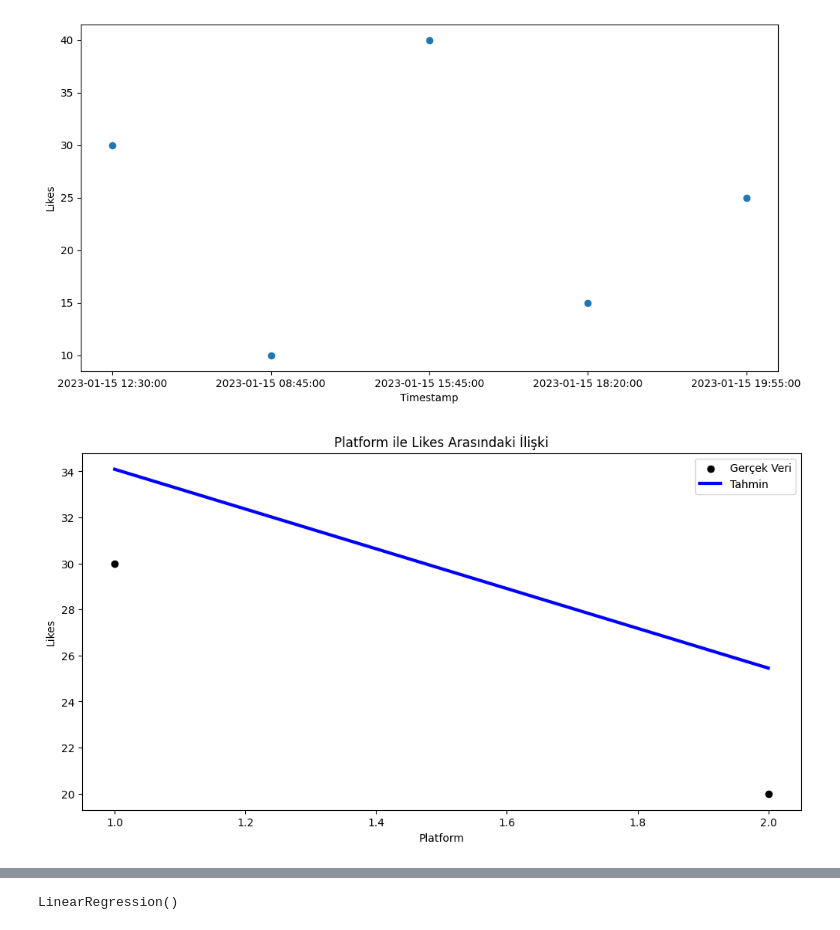
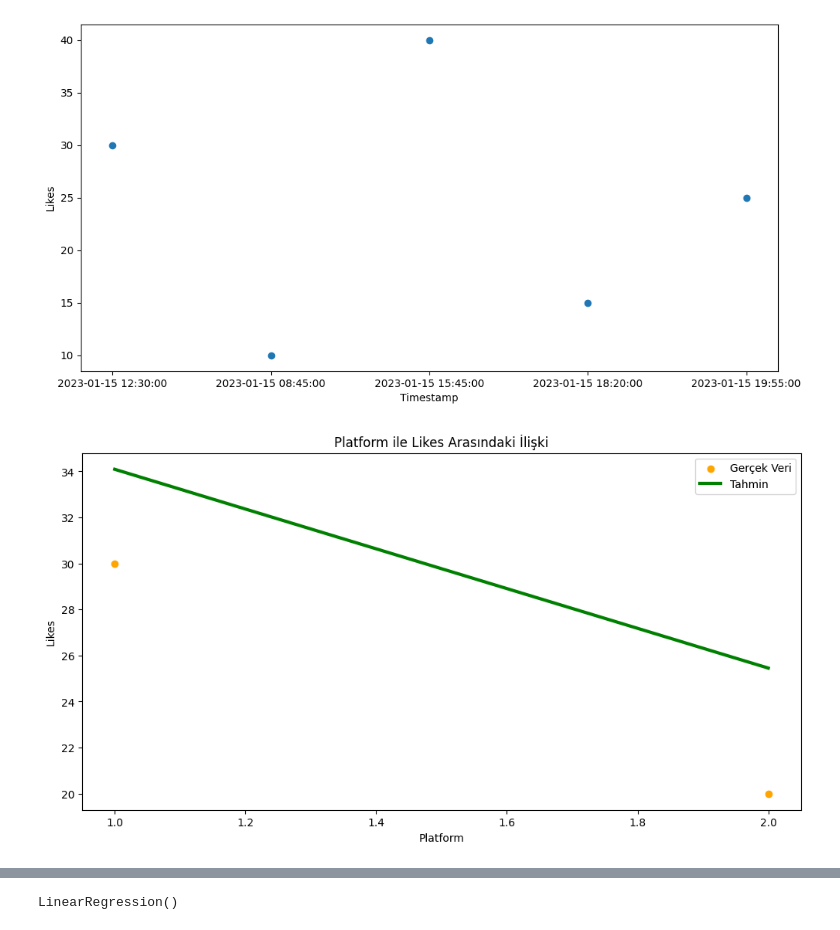
Before and after one commit to Nurbanuak/data.project, a Jupyter notebook: exercises/week-6-exercise.ipynb, the cells around one changed output, grey strips where cells are left out. Drawn from its saved outputs; the diff is of its cells as text; code cells hidden in the pictures.

```diff
--- a/exercises/week-6-exercise.ipynb
+++ b/exercises/week-6-exercise.ipynb
@@ -116,24 +116,25 @@ df['Platform'] = pd.Categorical(df['Platform']).codes
 X = df[['Platform']]
 y = df['Likes']
 X_train, X_test, y_train, y_test = train_test_split(X, y, test_size=0.2, random_state=42)
-
-# Lineer Regresyon modelini oluşturuyoruz
-model = LinearRegression()
-model.fit(X_train, y_train)
-
-# Test seti üzerinde tahmin yapıyoruz
-y_pred = model.predict(X_test)
-
-# Grafik çizimi
-plt.scatter(X_test, y_test, color='black', label='Gerçek Veri')
-plt.plot(X_test, y_pred, color='blue', linewidth=3, label='Tahmin')
-plt.xlabel('Platform')
-plt.ylabel('Likes')
-plt.title('Platform ile Likes Arasındaki İlişki')
-plt.legend()
-plt.show()
-# %% [output]
-[figure, removed]
+# %%
+
+# Lineer Regresyon modelini oluşturuyoruz
+model = LinearRegression()
+model.fit(X_train, y_train)
+
+# Test seti üzerinde tahmin yapıyoruz
+y_pred = model.predict(X_test)
+
+# Grafik çizimi
+plt.scatter(X_test, y_test, color='orange', label='Gerçek Veri')
+plt.plot(X_test, y_pred, color='green', linewidth=3, label='Tahmin')
+plt.xlabel('Platform')
+plt.ylabel('Likes')
+plt.title('Platform ile Likes Arasındaki İlişki')
+plt.legend()
+plt.show()
+# %% [output]
+[figure, added]
 # %%
 data = {
     'Text': ["Enjoying a beautiful day at the park!", "Traffic was terrible this morning.", "Just finished an amazing workout!", "Excited about the upcoming weekend getaway!", "Trying out a new recipe for dinner tonight.", "Feeling grateful for the little things in life.", "Rainy days call for cozy blankets and hot cocoa."],
```
Also changed, not shown: parts of 8 cells of this notebook.
